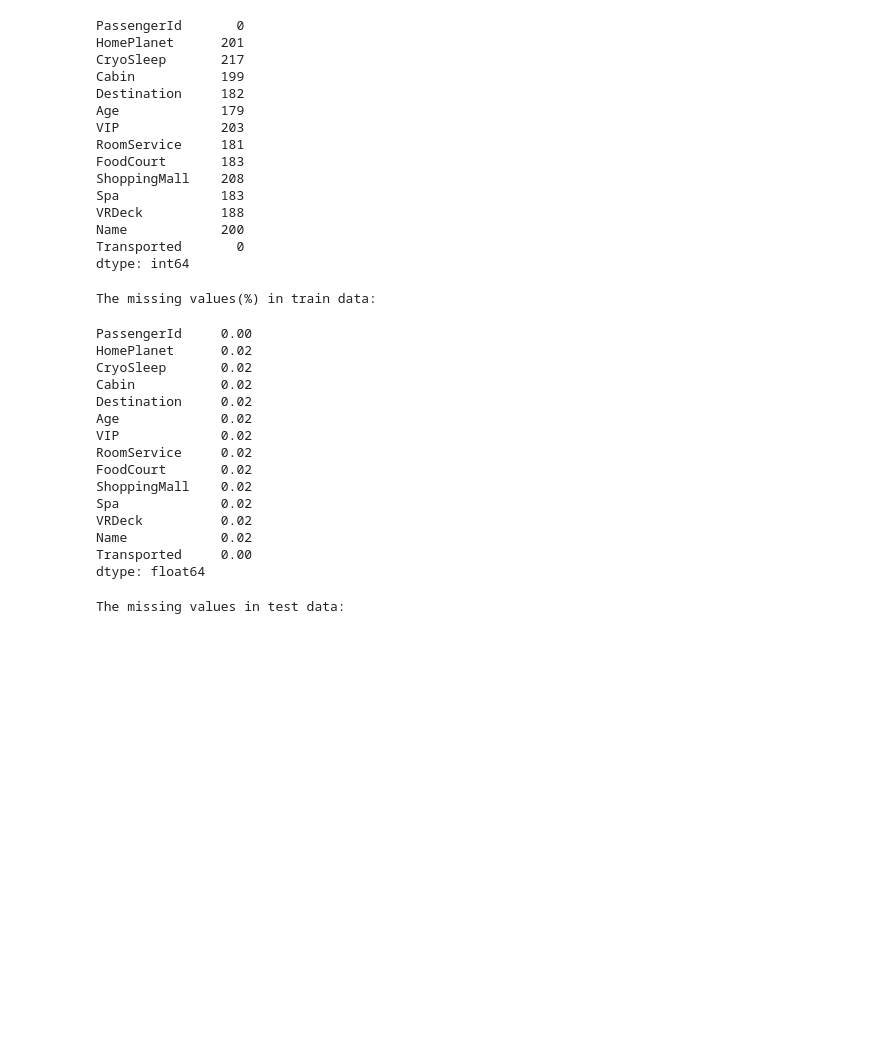
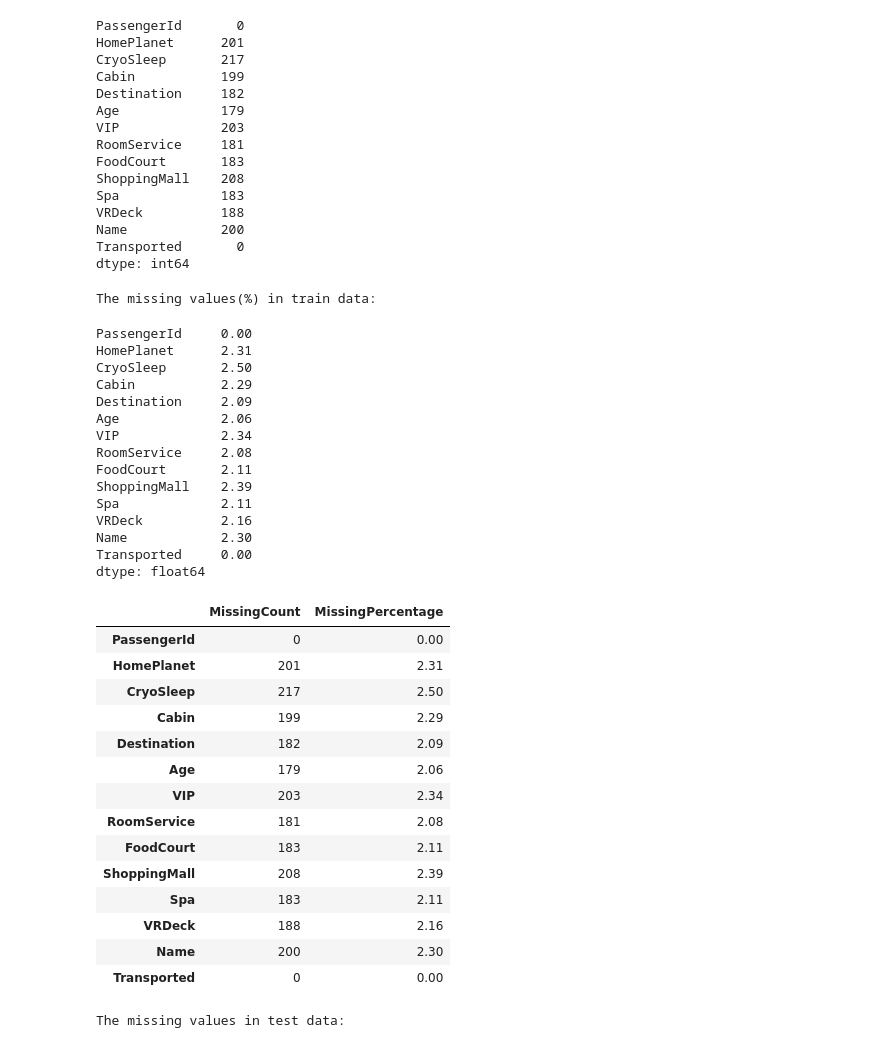
Before and after one commit to RMDS-GroupProject/spaceship_titanic, a Jupyter notebook: impute_missing_values.ipynb, the cells around one changed output. Cells and saved outputs as stored; diff of their text form; code cells hidden in the pictures; blank space fills up the shorter version.

```diff
--- a/impute_missing_values.ipynb
+++ b/impute_missing_values.ipynb
@@ -205,24 +205,45 @@ dtype: int64
 # %%
 # looking at the missing values -- train
 print("The missing values(%) in train data: ")
-np.round(train_data.isna().sum() / train_data.shape[0], 2)
+np.round((train_data.isna().sum() / train_data.shape[0])*100, 2)
 # %% [output]
 The missing values(%) in train data:
 PassengerId     0.00
-HomePlanet      0.02
-CryoSleep       0.02
-Cabin           0.02
-Destination     0.02
-Age             0.02
-VIP             0.02
-RoomService     0.02
-FoodCourt       0.02
-ShoppingMall    0.02
-Spa             0.02
-VRDeck          0.02
-Name            0.02
+HomePlanet      2.31
+CryoSleep       2.50
+Cabin           2.29
+Destination     2.09
+Age             2.06
+VIP             2.34
+RoomService     2.08
+FoodCourt       2.11
+ShoppingMall    2.39
+Spa             2.11
+VRDeck          2.16
+Name            2.30
 Transported     0.00
 dtype: float64
+# %%
+pd.concat([train_data.isna().sum(),
+           np.round(train_data.isna().mean()*100, 2)],  # type: ignore
+          axis=1,
+          keys=["MissingCount", "MissingPercentage"])  # type: ignore
+# %% [output]
+|  | MissingCount | MissingPercentage |
+| PassengerId | 0 | 0.00 |
+| HomePlanet | 201 | 2.31 |
+| CryoSleep | 217 | 2.50 |
+| Cabin | 199 | 2.29 |
+| Destination | 182 | 2.09 |
+| Age | 179 | 2.06 |
+| VIP | 203 | 2.34 |
+| RoomService | 181 | 2.08 |
+| FoodCourt | 183 | 2.11 |
+| ShoppingMall | 208 | 2.39 |
+| Spa | 183 | 2.11 |
+| VRDeck | 188 | 2.16 |
+| Name | 200 | 2.30 |
+| Transported | 0 | 0.00 |
 # %%
 # looking at the missing values -- test
 print("The missing values in test data: ")
```
Also changed, not shown: parts of 2 cells of this notebook.
